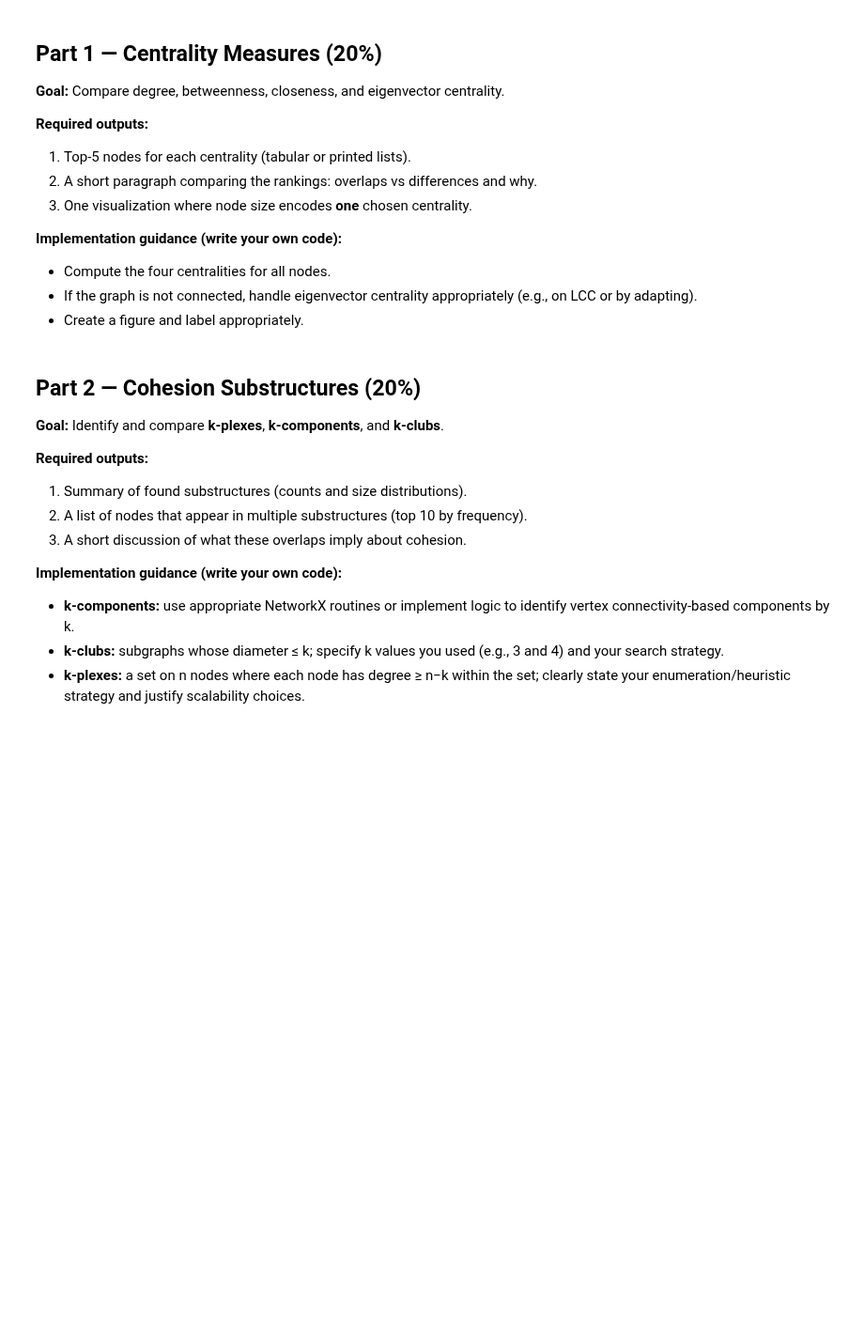
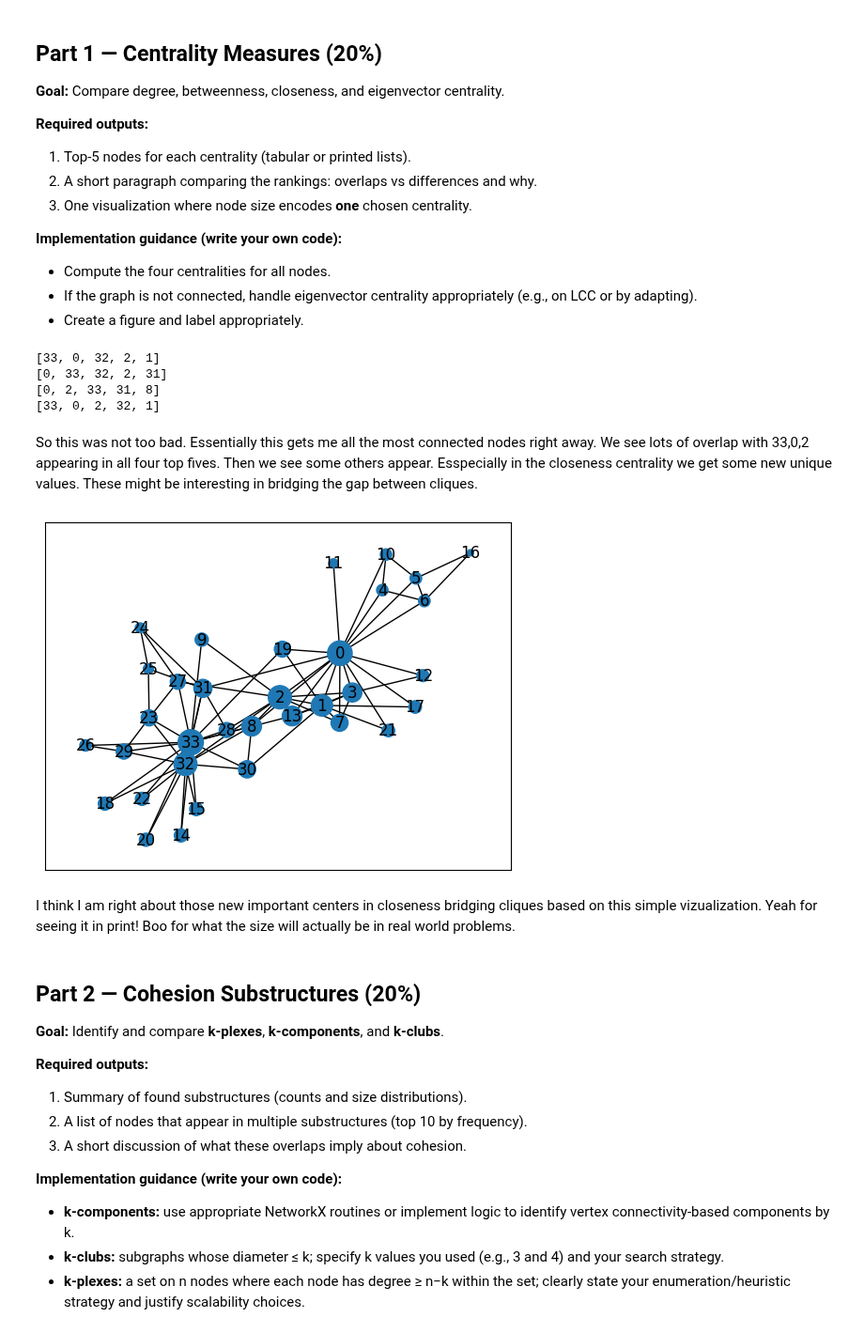
Before and after one commit to nurfnick/NetworkScience, a Jupyter notebook: HomeworkAssignments/Project2.ipynb, the cells around one changed output. Shown at 94% size. Cells and saved outputs as stored; diff of their text form; code cells hidden in the pictures; blank space fills up the shorter version.

Commit message:
got started.  Not thinking the kplexes part isworking should just simplify to my own code...

```diff
--- a/HomeworkAssignments/Project2.ipynb
+++ b/HomeworkAssignments/Project2.ipynb
@@ -36,3 +36,12 @@
 
 # TODO: Print basic stats: nodes, edges, density, connectedness, component sizes
 # print(...)
+# %%
+import numpy as np
+import networkx as nx
+import matplotlib.pyplot as plt
+import random
+
+G = nx.karate_club_graph()
+
+G.number_of_nodes(), G.number_of_edges(), nx.density(G), nx.is_connected(G), [len(c) for c in sorted(nx.connected_components(G), key=len, reverse=True)]
@@ -55,6 +68,24 @@
 # TODO: Implement and compute: degree, betweenness, closeness, eigenvector centrality
 # TODO: Produce and display the Top-5 lists for each measure
 # TODO: Make one visualization (node size ∝ chosen centrality)
+# %%
+print(sorted(nx.degree_centrality(G), key = nx.degree_centrality(G).get, reverse = True)[:5])
+print(sorted(nx.betweenness_centrality(G), key = nx.betweenness_centrality(G).get, reverse = True)[:5])
+print(sorted(nx.closeness_centrality(G), key = nx.closeness_centrality(G).get, reverse = True)[:5])
+print(sorted(nx.eigenvector_centrality(G), key = nx.eigenvector_centrality(G).get, reverse = True)[:5])
+# %% [output]
+[33, 0, 32, 2, 1]
+[0, 33, 32, 2, 31]
+[0, 2, 33, 31, 8]
+[33, 0, 2, 32, 1]
+# %% [markdown]
+So this was not too bad.  Essentially this gets me all the most connected nodes right away.  We see lots of overlap with 33,0,2 appearing in all four top fives.  Then we see some others appear.  Esspecially in the closeness centrality we get some new unique values.  These might be interesting in bridging the gap between cliques.
+# %%
+nx.draw_networkx(G, node_size = [v * 1000 for v in nx.eigenvector_centrality(G).values()])
+# %% [output]
+[figure, added]
+# %% [markdown]
+I think I am right about those new important centers in closeness bridging cliques based on this simple vizualization.  Yeah for seeing it in print!  Boo for what the size will actually be in real world problems.
 # %% [markdown]
 
 ## Part 2 — Cohesion Substructures (20%)
```
Also changed, not shown: parts of 17 cells of this notebook.
